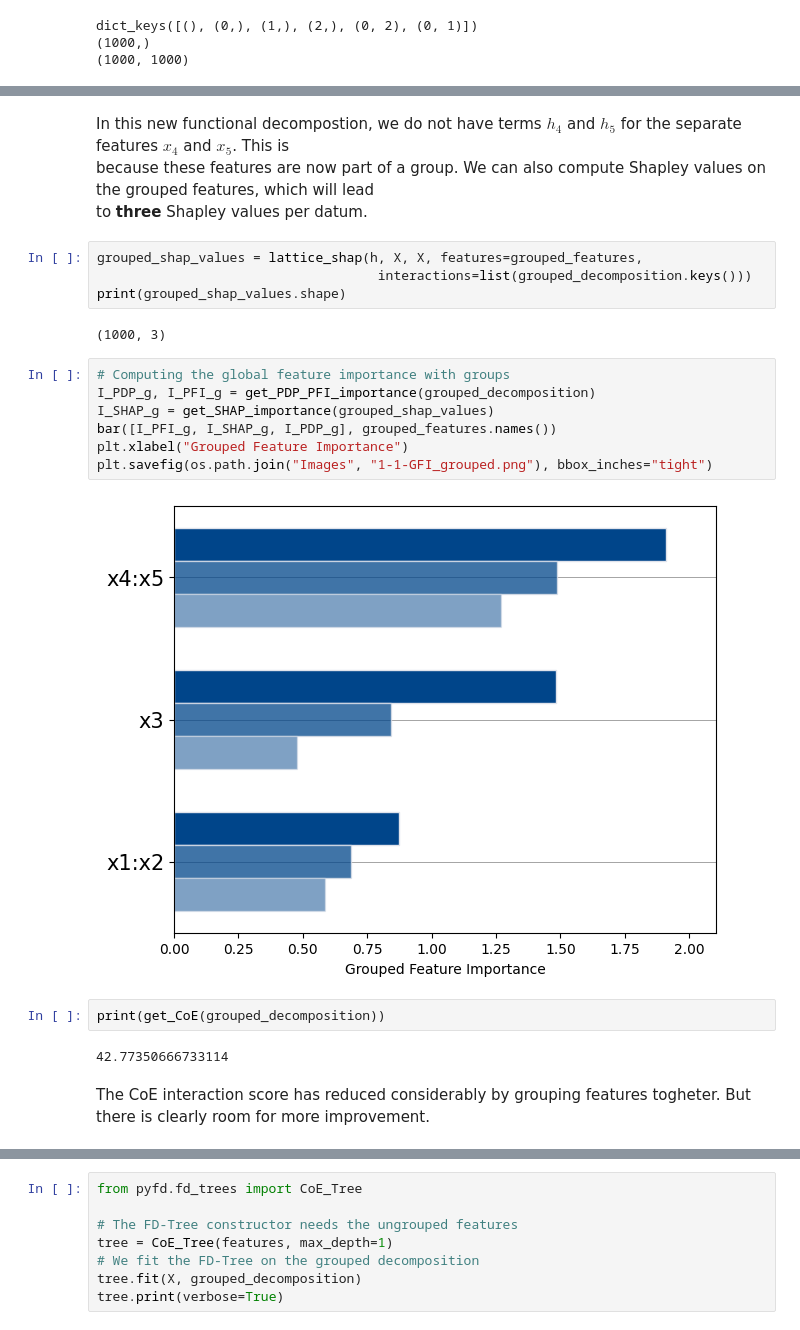
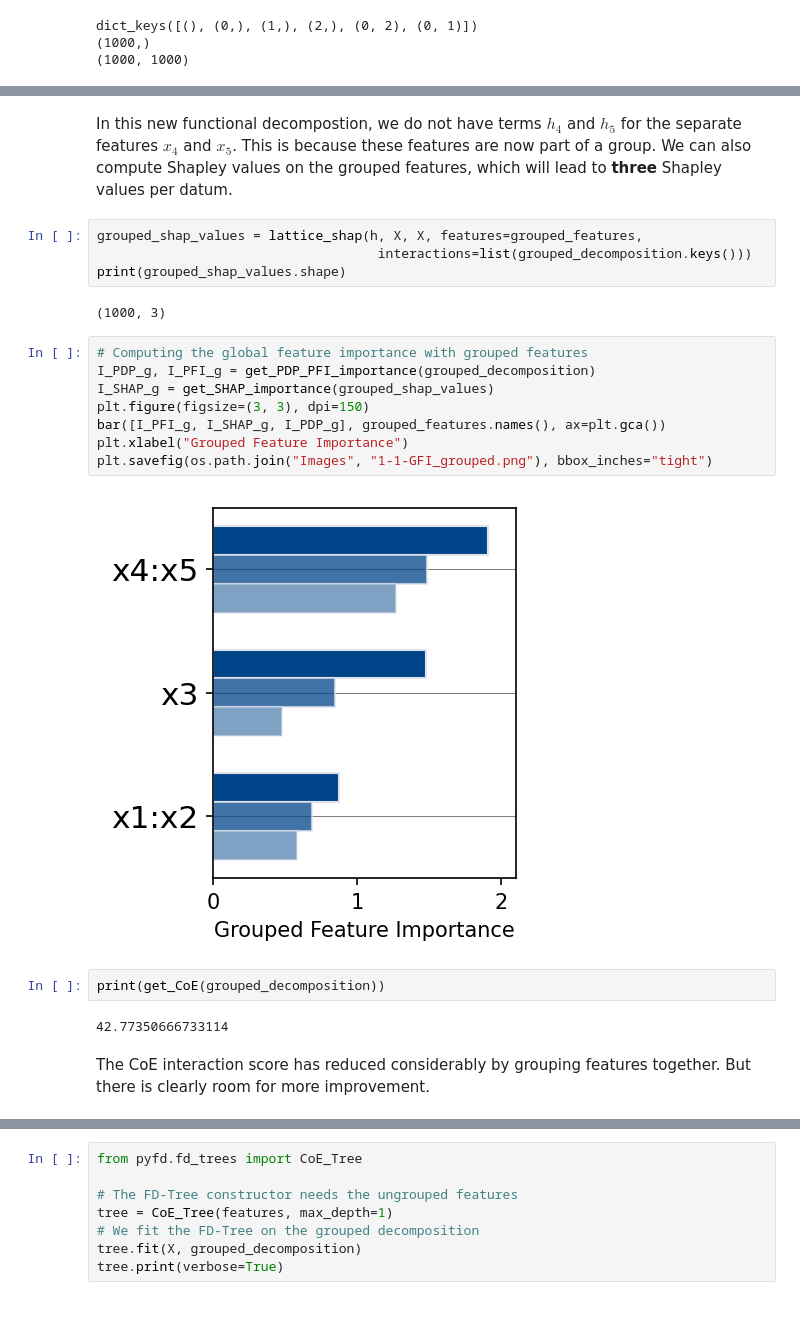
Before and after one commit to gablabc/PyFD, a Jupyter notebook: tutorials/1-1-PyFD-Introduction.ipynb, the cells around one changed output, grey strips where cells are left out. Saved outputs shown, nothing was run; the diff lists cells and outputs as text.

```diff
--- a/tutorials/1-1-PyFD-Introduction.ipynb
+++ b/tutorials/1-1-PyFD-Introduction.ipynb
@@ -239,9 +236,7 @@ dot
 # %% [output]
 [drawing not drawn]
 # %% [markdown]
-In this new functional decompostion, we do not have terms $h_4$ and $h_5$ for the separate features $x_4$ and $x_5$. This is <br>
-because these features are now part of a group. We can also compute Shapley values on the grouped features, which will lead <br>
-to **three** Shapley values per datum.
+In this new functional decompostion, we do not have terms $h_4$ and $h_5$ for the separate features $x_4$ and $x_5$. This is because these features are now part of a group. We can also compute Shapley values on the grouped features, which will lead to **three** Shapley values per datum.
 # %%
 grouped_shap_values = lattice_shap(h, X, X, features=grouped_features,
                                     interactions=list(grouped_decomposition.keys()))
@@ -249,20 +244,21 @@ print(grouped_shap_values.shape)
 # %% [output]
 (1000, 3)
 # %%
-# Computing the global feature importance with groups
+# Computing the global feature importance with grouped features
 I_PDP_g, I_PFI_g = get_PDP_PFI_importance(grouped_decomposition)
 I_SHAP_g = get_SHAP_importance(grouped_shap_values)
-bar([I_PFI_g, I_SHAP_g, I_PDP_g], grouped_features.names())
+plt.figure(figsize=(3, 3), dpi=150)
+bar([I_PFI_g, I_SHAP_g, I_PDP_g], grouped_features.names(), ax=plt.gca())
 plt.xlabel("Grouped Feature Importance")
 plt.savefig(os.path.join("Images", "1-1-GFI_grouped.png"), bbox_inches="tight")
 # %% [output]
-[figure, old version]
+[figure, new version]
 # %%
 print(get_CoE(grouped_decomposition))
 # %% [output]
 42.77350666733114
 # %% [markdown]
-The CoE interaction score has reduced considerably by grouping features togheter. But there is clearly room for more improvement.
+The CoE interaction score has reduced considerably by grouping features together. But there is clearly room for more improvement.
 # %% [markdown]
 ### FD-Trees
 
```
Also changed, not shown: parts of 19 cells of this notebook, 2 other files.
